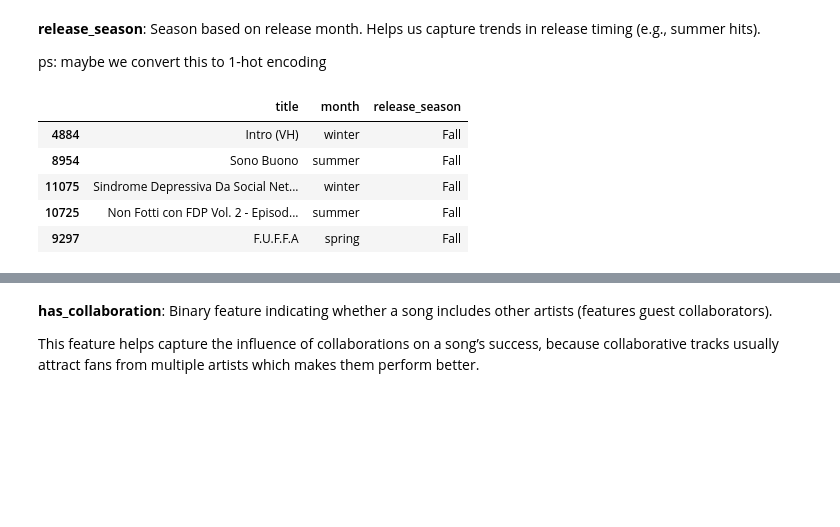
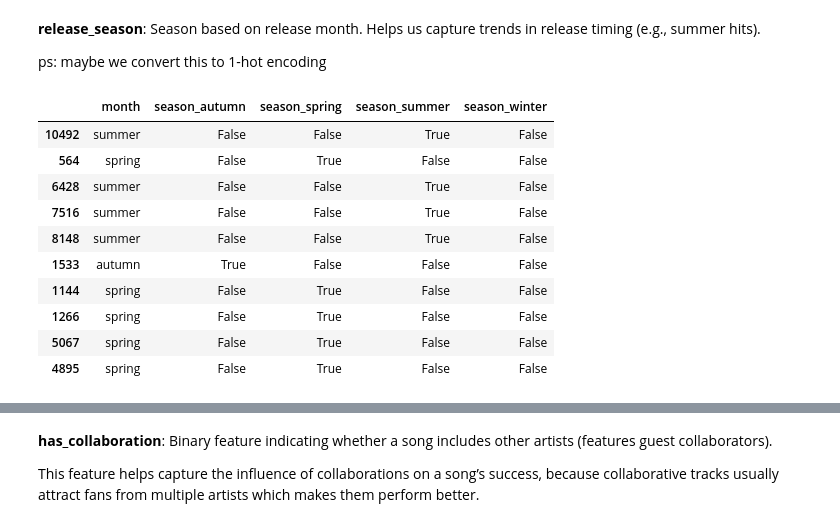
Before and after one commit to abderrahmane-salmi/UNIPI-Data-Mining-Project, a Jupyter notebook: task1/02_data_preparation.ipynb, the cells around one changed output, grey strips where cells are left out. Drawn from its saved outputs; the diff is of its cells as text; code cells hidden in the pictures; blank space fills up the shorter version.

```diff
--- a/task1/02_data_preparation.ipynb
+++ b/task1/02_data_preparation.ipynb
@@ -158,20 +158,31 @@ tracks_df[['title', 'year', 'name_artist', 'artist_age_at_release']].sample(5)
 
 ps: maybe we convert this to 1-hot encoding
 # %%
-def season_from_month(m):
-    if m in [12,1,2]: return 'Winter'
-    elif m in [3,4,5]: return 'Spring'
-    elif m in [6,7,8]: return 'Summer'
-    else: return 'Fall'
+# def season_from_month(m):
+#     if m in [12,1,2]: return 'Winter'
+#     elif m in [3,4,5]: return 'Spring'
+#     elif m in [6,7,8]: return 'Summer'
+#     else: return 'Fall'
 
-tracks_df['release_season'] = tracks_df['month'].apply(season_from_month)
+# tracks_df['release_season'] = tracks_df['month'].apply(season_from_month)
 
-# Quick check
-tracks_df[['title', 'month', 'release_season']].sample(5)
+# # Quick check
+# tracks_df[['title', 'month', 'release_season']].sample(5)
-# %% [output]
-|  | title | month | release_season |
-| 4884 | Intro (VH) | winter | Fall |
-| 8954 | Sono Buono | summer | Fall |
-| 11075 | Sindrome Depressiva Da Social Net... | winter | Fall |
-| 10725 | Non Fotti con FDP Vol. 2 - Episod... | summer | Fall |
-| 9297 | F.U.F.F.A | spring | Fall |
+# %%
+season_dummies = pd.get_dummies(tracks_df['month'], prefix='season')
+tracks_df = tracks_df.join(season_dummies)
+
+# Check result
+tracks_df[['month'] + list(season_dummies.columns)].sample(10)
+# %% [output]
+|  | month | season_autumn | season_spring | season_summer | season_winter |
+| 10492 | summer | False | False | True | False |
+| 564 | spring | False | True | False | False |
+| 6428 | summer | False | False | True | False |
+| 7516 | summer | False | False | True | False |
+| 8148 | summer | False | False | True | False |
+| 1533 | autumn | True | False | False | False |
+| 1144 | spring | False | True | False | False |
+| 1266 | spring | False | True | False | False |
+| 5067 | spring | False | True | False | False |
+| 4895 | spring | False | True | False | False |
```
Also changed, not shown: parts of 7 cells of this notebook, 1 other file.
